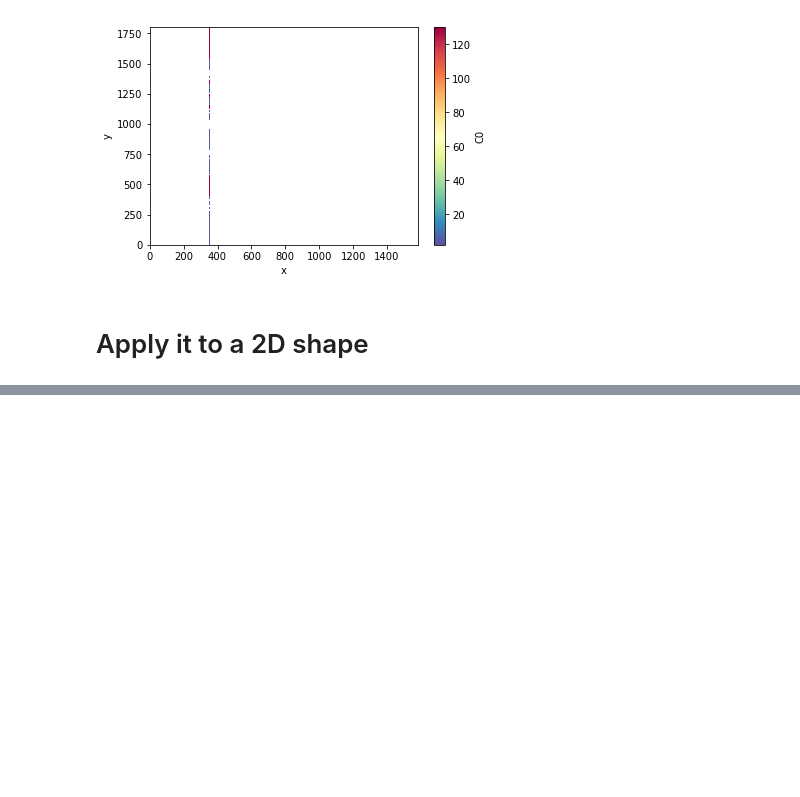
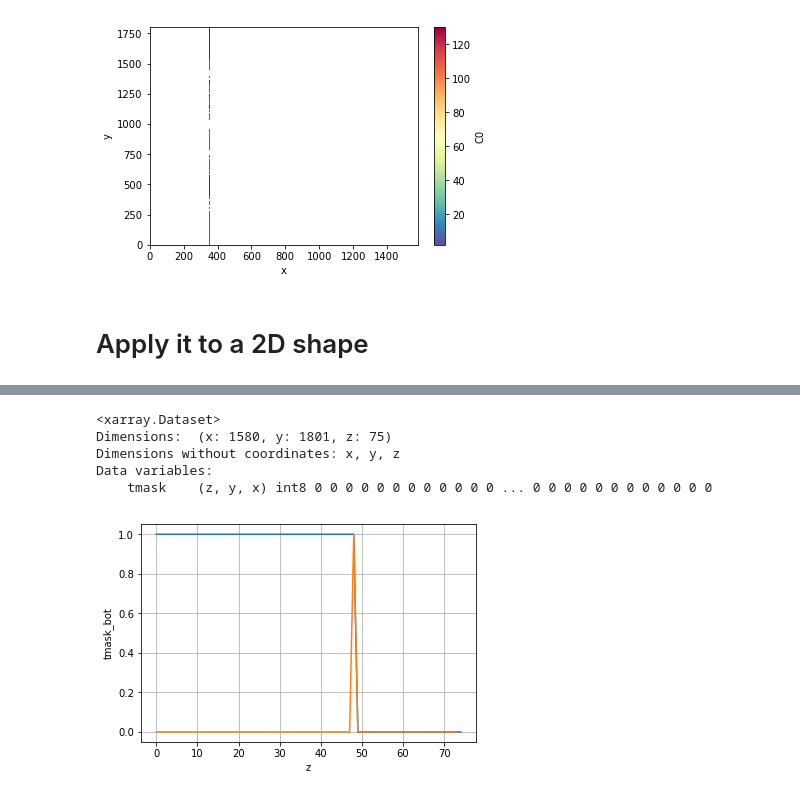
Before and after one commit to ctalandi/TOOLS, a Jupyter notebook: OTHERS/CREG12/CREG12.L75-REF08_BottomDrag.ipynb, the cells around one changed output, grey strips where cells are left out. Cells and saved outputs as stored; diff of their text form; code cells hidden in the pictures; blank space fills up the shorter version.

```diff
--- a/OTHERS/CREG12/CREG12.L75-REF08_BottomDrag.ipynb
+++ b/OTHERS/CREG12/CREG12.L75-REF08_BottomDrag.ipynb
@@ -193,0 +210,11 @@ for k in set(np.arange(75)):
+# %%
+# Define a 3D tmask with only the last ocean level = 1
+ds_roll=xr.Dataset()
+ds_roll['tmask']=(('z','y','x'),ds_sbd['tmask'])
+ds_roll
+# %% [output]
+<xarray.Dataset>
+Dimensions:  (x: 1580, y: 1801, z: 75)
+Dimensions without coordinates: x, y, z
+Data variables:
+    tmask    (z, y, x) int8 0 0 0 0 0 0 0 0 0 0 0 0 ... 0 0 0 0 0 0 0 0 0 0 0 0
@@ -194,3 +224,9 @@ for k in set(np.arange(75)):
+# %%
+ds_sbd.tmask[:,200,800].plot(linestyle='-')
+ds_sbd.tmask_bot[:,200,800].plot()
+plt.grid(True)
+# %% [output]
+[figure, added]
 # %%
 dsout=xr.Dataset()
 
```
Also changed, not shown: parts of 9 cells of this notebook.
